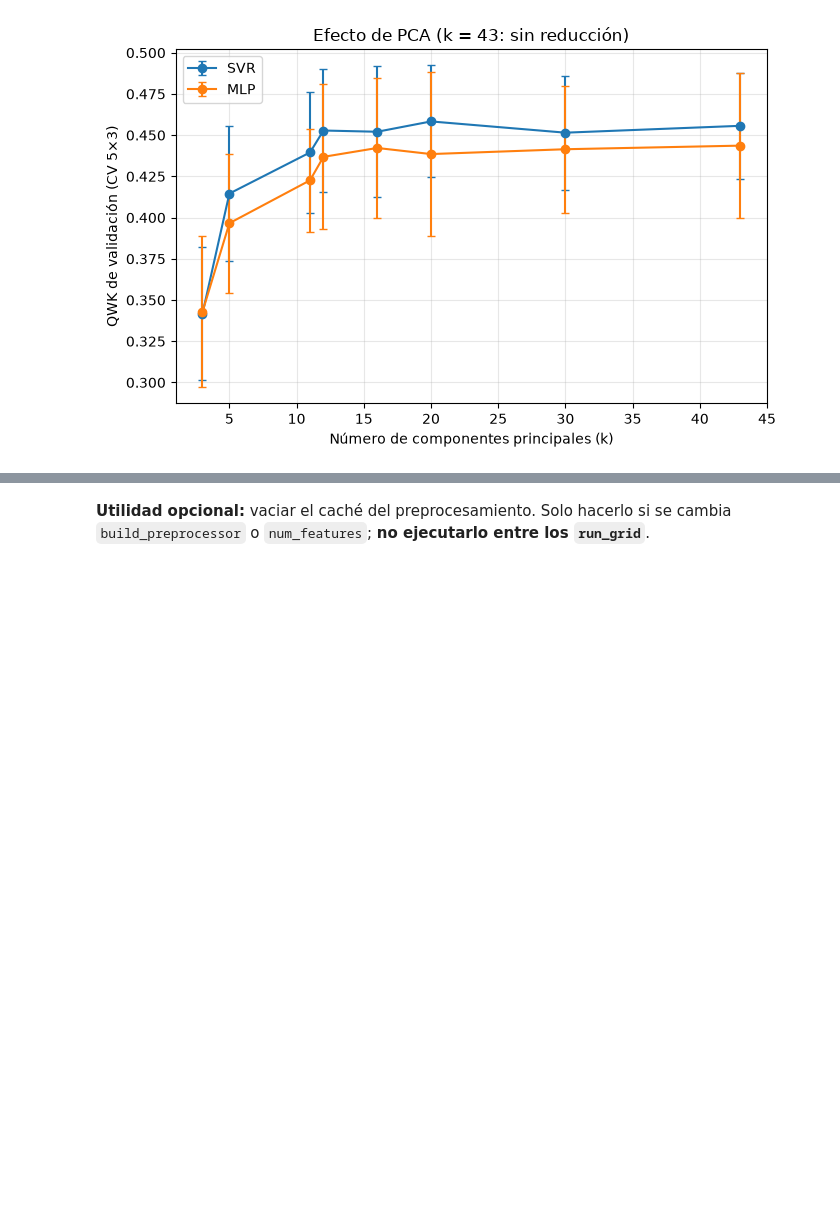
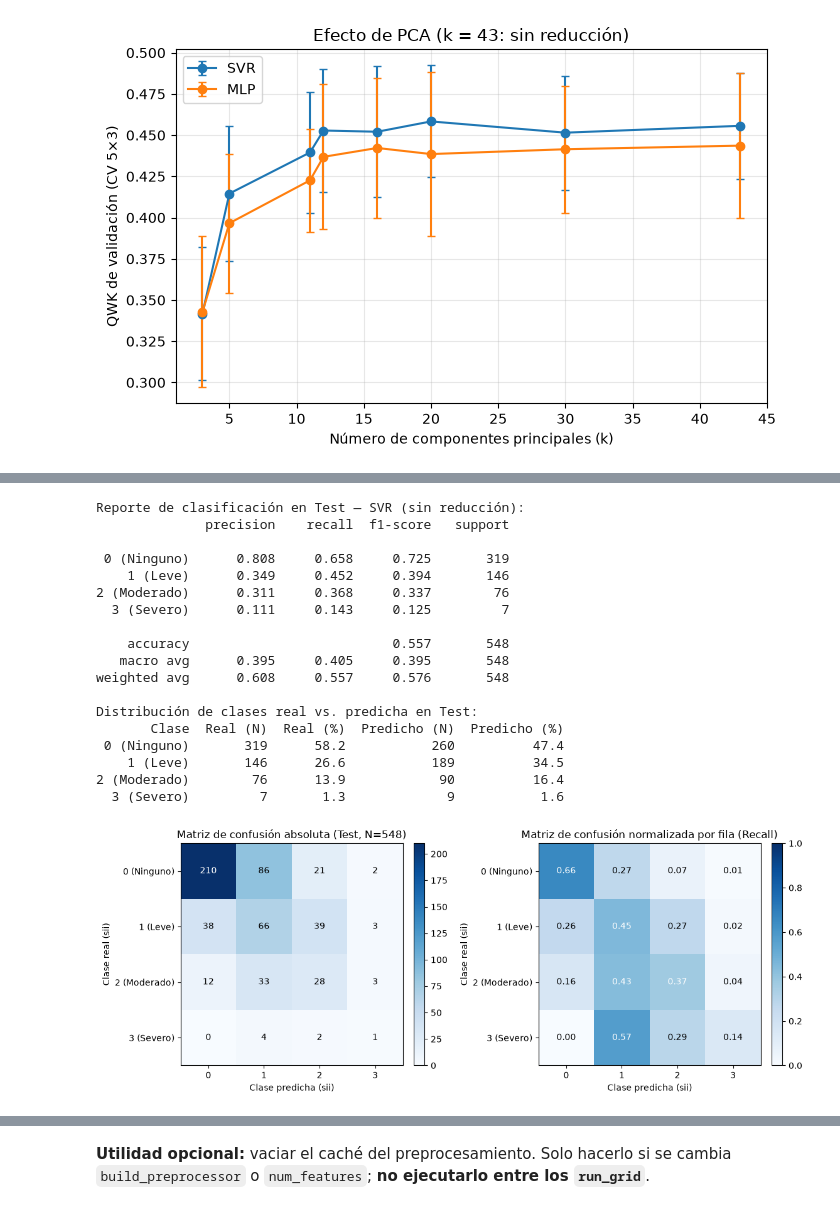
Before and after one commit to oscar05c4/ProyectoModelosII, a Jupyter notebook: notebooks/Desarrollo.ipynb, the cells around one changed output, grey strips where cells are left out. Drawn from its saved outputs; the diff is of its cells as text; code cells hidden in the pictures; blank space fills up the shorter version.

```diff
--- a/notebooks/Desarrollo.ipynb
+++ b/notebooks/Desarrollo.ipynb
@@ -1382,2 +1955,68 @@ k elegido (regla de 1 DE): {'SVR': 11, 'MLP': 11}
+# %%
+
+y_true_best = preds_test["y_true"].values
+y_pred_best = preds_test[ganador_nombre].values
+clases_lbl = ["0 (Ninguno)", "1 (Leve)", "2 (Moderado)", "3 (Severo)"]
+
+print(f"Reporte de clasificación en Test — {ganador_nombre}:")
+print(classification_report(y_true_best, y_pred_best, target_names=clases_lbl, digits=3, zero_division=0))
+
+dist_df = pd.DataFrame({
+    "Clase": clases_lbl,
+    "Real (N)": [(y_true_best == c).sum() for c in range(4)],
+    "Real (%)": [round(100 * (y_true_best == c).mean(), 1) for c in range(4)],
+    "Predicho (N)": [(y_pred_best == c).sum() for c in range(4)],
+    "Predicho (%)": [round(100 * (y_pred_best == c).mean(), 1) for c in range(4)],
+})
+print("Distribución de clases real vs. predicha en Test:")
+print(dist_df.to_string(index=False))
+
+cm_abs = confusion_matrix(y_true_best, y_pred_best, labels=[0, 1, 2, 3])
+cm_norm = confusion_matrix(y_true_best, y_pred_best, labels=[0, 1, 2, 3], normalize="true")
+
+fig, axes = plt.subplots(1, 2, figsize=(11.5, 4.5))
+for ax, mat, titulo, fmt_str in [
+    (axes[0], cm_abs, "Matriz de confusión absoluta (Test, N=548)", "d"),
+    (axes[1], cm_norm, "Matriz de confusión normalizada por fila (Recall)", ".2f"),
+]:
+    im = ax.imshow(mat, cmap="Blues", vmin=0, vmax=(cm_abs.max() if fmt_str == "d" else 1.0))
+    ax.set_xticks(range(4))
+    ax.set_yticks(range(4))
+    ax.set_xticklabels(["0", "1", "2", "3"])
+    ax.set_yticklabels(clases_lbl)
+    ax.set_xlabel("Clase predicha (sii)")
+    ax.set_ylabel("Clase real (sii)")
+    ax.set_title(titulo)
+    thresh = mat.max() / 2.0
+    for i in range(4):
+        for j in range(4):
+            val = f"{mat[i, j]:{fmt_str}}"
+            ax.text(j, i, val, ha="center", va="center",
+                    color="white" if mat[i, j] > thresh else "black", fontsize=10)
+    plt.colorbar(im, ax=ax, fraction=0.046, pad=0.04)
+
+plt.tight_layout()
+plt.savefig("figures/matriz_confusion_test.png", dpi=300)
+plt.show()
+# %% [output]
+Reporte de clasificación en Test — SVR (sin reducción):
+              precision    recall  f1-score   support
+
+ 0 (Ninguno)      0.808     0.658     0.725       319
+    1 (Leve)      0.349     0.452     0.394       146
+2 (Moderado)      0.311     0.368     0.337        76
+  3 (Severo)      0.111     0.143     0.125         7
+
+    accuracy                          0.557       548
+   macro avg      0.395     0.405     0.395       548
+weighted avg      0.608     0.557     0.576       548
+
+Distribución de clases real vs. predicha en Test:
+       Clase  Real (N)  Real (%)  Predicho (N)  Predicho (%)
+ 0 (Ninguno)       319      58.2           260          47.4
+    1 (Leve)       146      26.6           189          34.5
+2 (Moderado)        76      13.9            90          16.4
+  3 (Severo)         7       1.3             9           1.6
+[figure, added]
 # %% [markdown]
 ## Pendiente
```
Also changed, not shown: parts of 35 cells of this notebook.
